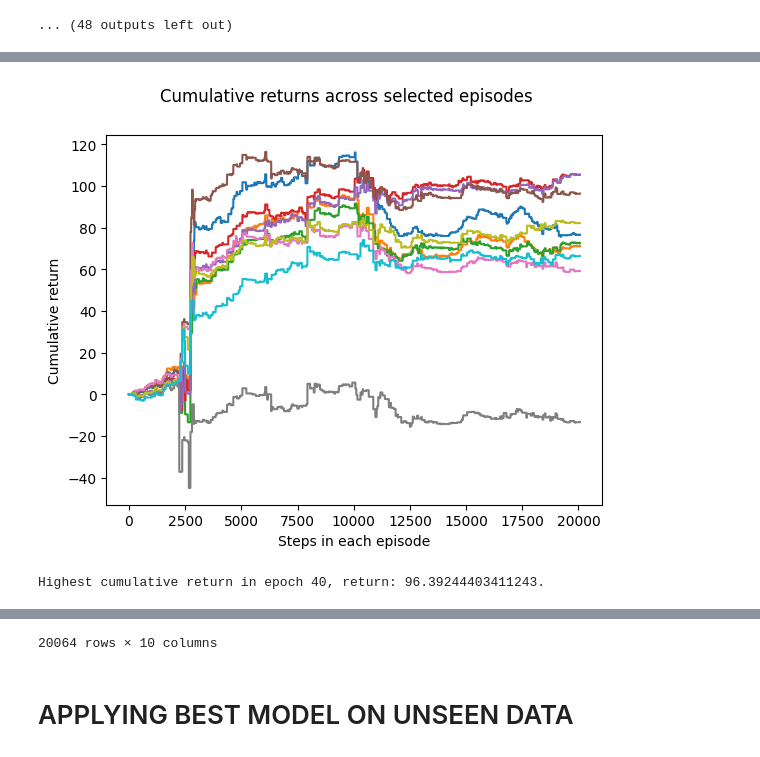
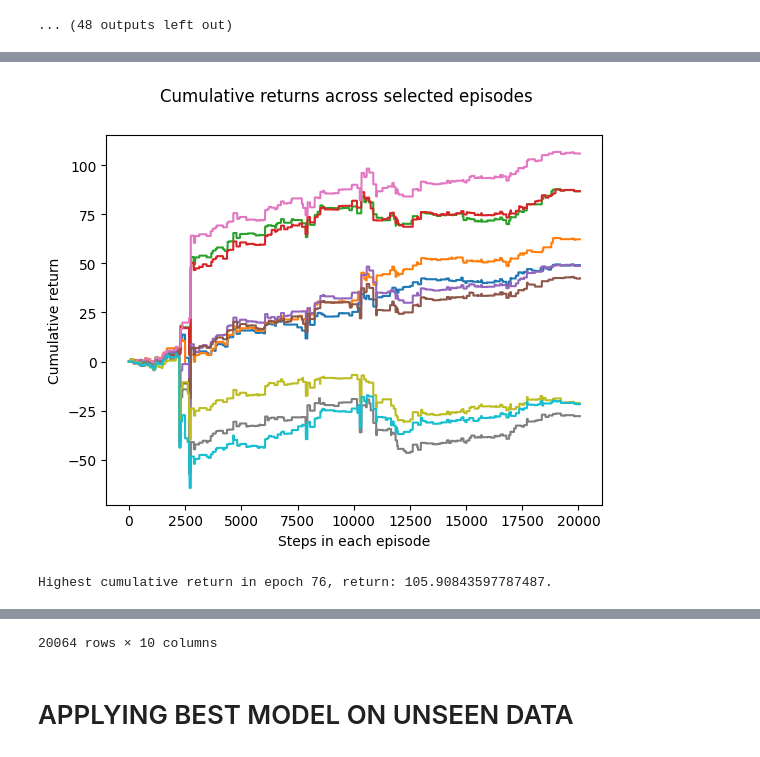
Before and after one commit to waikho/MADS_Capstone, a Jupyter notebook: RL/Pair_Trading_DQN.ipynb, the cells around one changed output, grey strips where cells are left out. Drawn from its saved outputs; the diff is of its cells as text; code cells hidden in the pictures.

```diff
--- a/RL/Pair_Trading_DQN.ipynb
+++ b/RL/Pair_Trading_DQN.ipynb
@@ -336,5 +336,5 @@ Highest cumulative return in epoch 40, return: 96.39244403411243
 # %%
-plot.plot_n_episodes(val_return_dict, 35, 45)
+plot.plot_n_episodes(val_return_dict, 70, 80)
 # %% [output]
-[figure, old version]
+[figure, new version]
-Highest cumulative return in epoch 40, return: 96.39244403411243.
+Highest cumulative return in epoch 76, return: 105.90843597787487.
```
Also changed, not shown: parts of 3 cells of this notebook, 1 other file.
